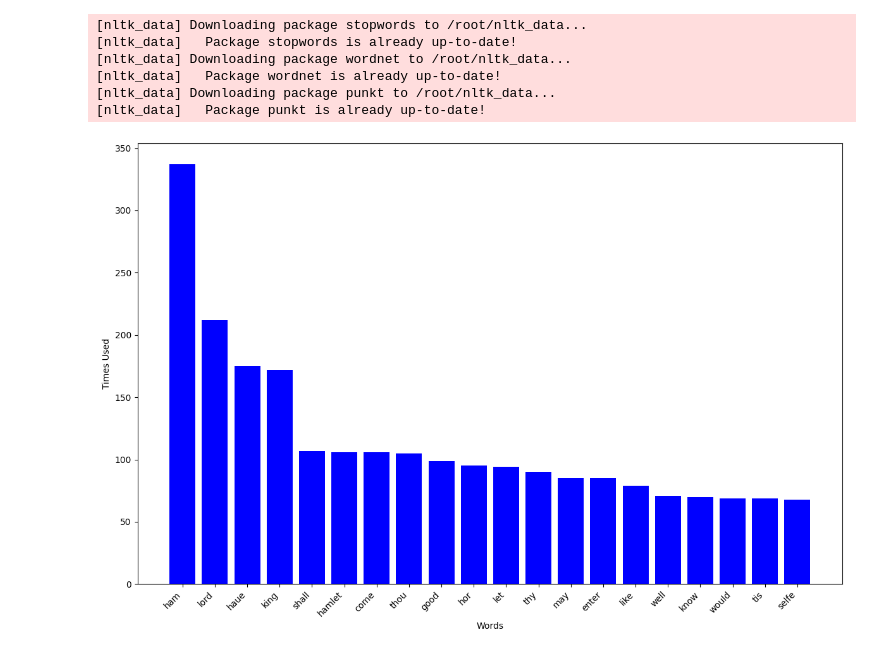
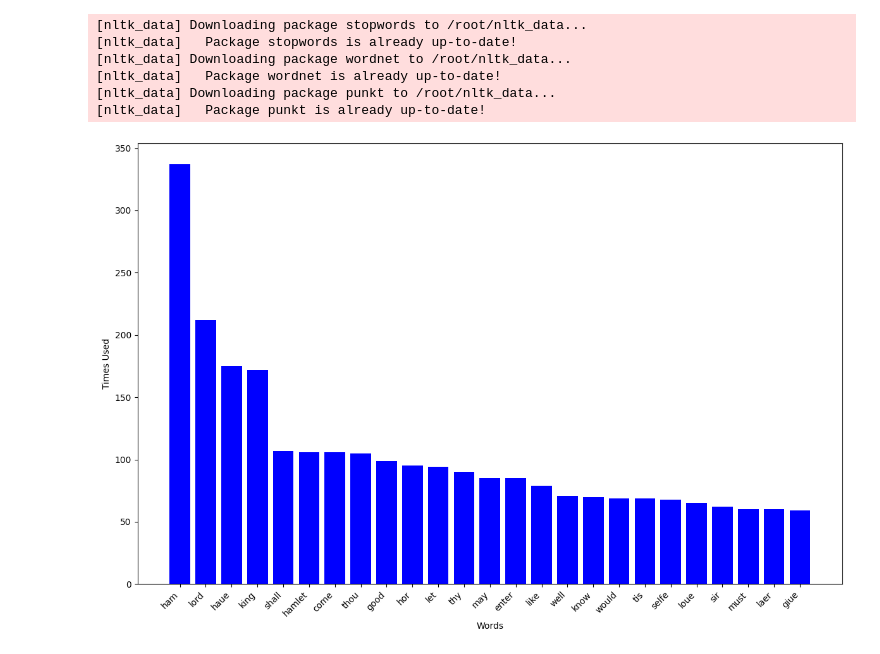
Before and after one commit to codeguy234/4410Homework, a Jupyter notebook: WK7v4.ipynb, the cells around one changed output. Drawn from its saved outputs; the diff is of its cells as text; code cells hidden in the pictures.

```diff
--- a/WK7v4.ipynb
+++ b/WK7v4.ipynb
@@ -13,37 +13,37 @@ nltk.download('wordnet')
 nltk.download('punkt')
 
 # url hamlet text
 target_url = 'http://www.gutenberg.org/files/2265/2265.txt'
 response = requests.get(target_url)
 data = response.text
 
 blob = TextBlob(data)
 
 # stopwords
 from nltk.corpus import stopwords
 stop_words = set(stopwords.words('english'))
 filtered_words = [word for word in words if word not in stop_words and len(word) > 2]
 
 # count / common words
-word_freq = Counter(filtered_words)
-top_words = word_freq.most_common(20)
+wordfrequency = Counter(filtered_words)
+mostwords = wordfrequency.most_common(25)
 
-# extract words for plotting
-words_list = [word[0] for word in top_words]
-freq_list = [word[1] for word in top_words]
+# words for chart
+listmost = [word[0] for word in mostwords]
+frequent = [word[1] for word in mostwords]
 
 plt.figure(figsize=(12, 8))
-plt.bar(words_list, freq_list, color='blue')
+plt.bar(listmost, frequent, color='blue')
 plt.xlabel('Words')
 plt.ylabel('Times Used')
 plt.xticks(rotation=45, ha='right')
 plt.tight_layout()
 plt.show()
 # %% [output]
 [nltk_data] Downloading package stopwords to /root/nltk_data...
 [nltk_data]   Package stopwords is already up-to-date!
 [nltk_data] Downloading package wordnet to /root/nltk_data...
 [nltk_data]   Package wordnet is already up-to-date!
 [nltk_data] Downloading package punkt to /root/nltk_data...
 [nltk_data]   Package punkt is already up-to-date!
-[figure, old version]
+[figure, new version]
```
